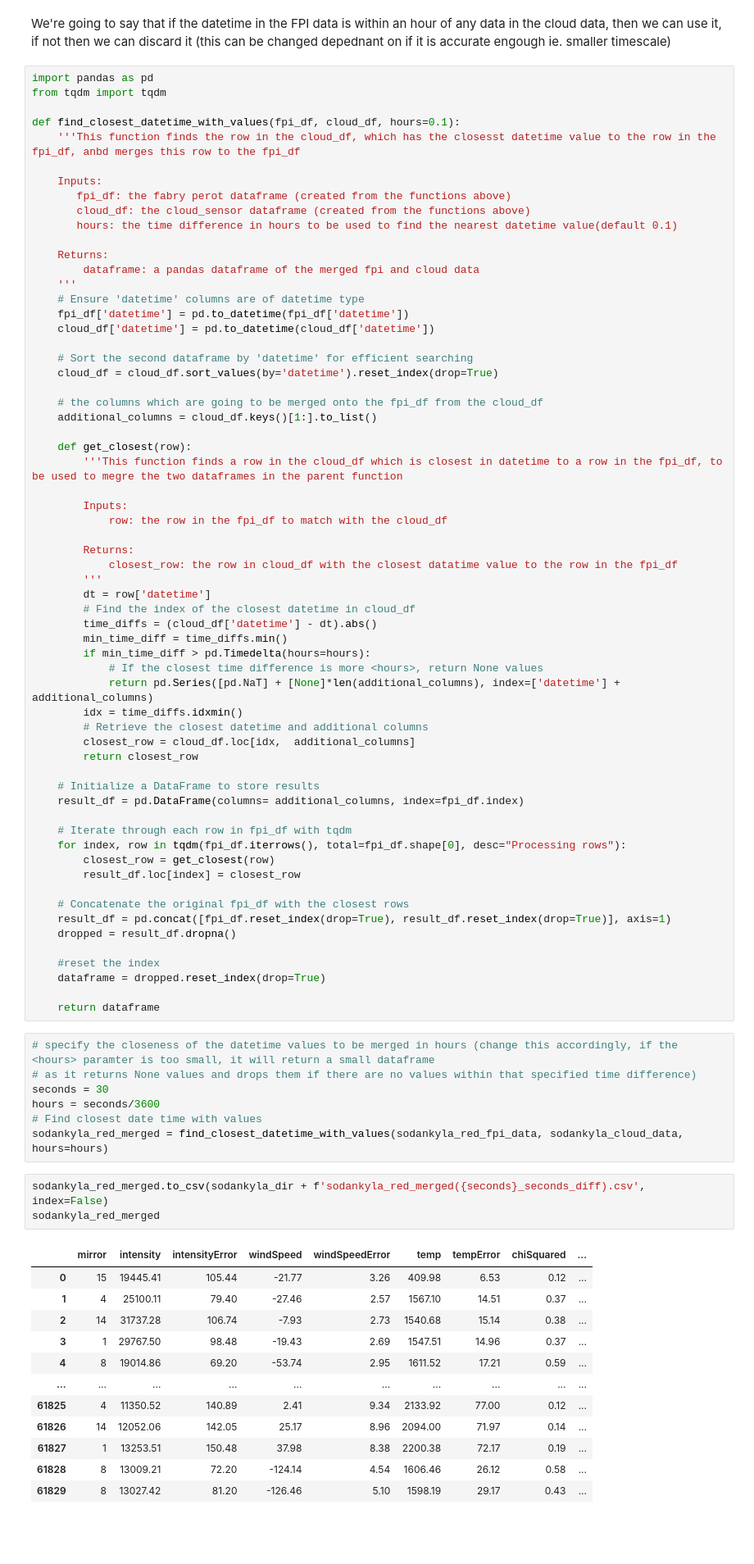
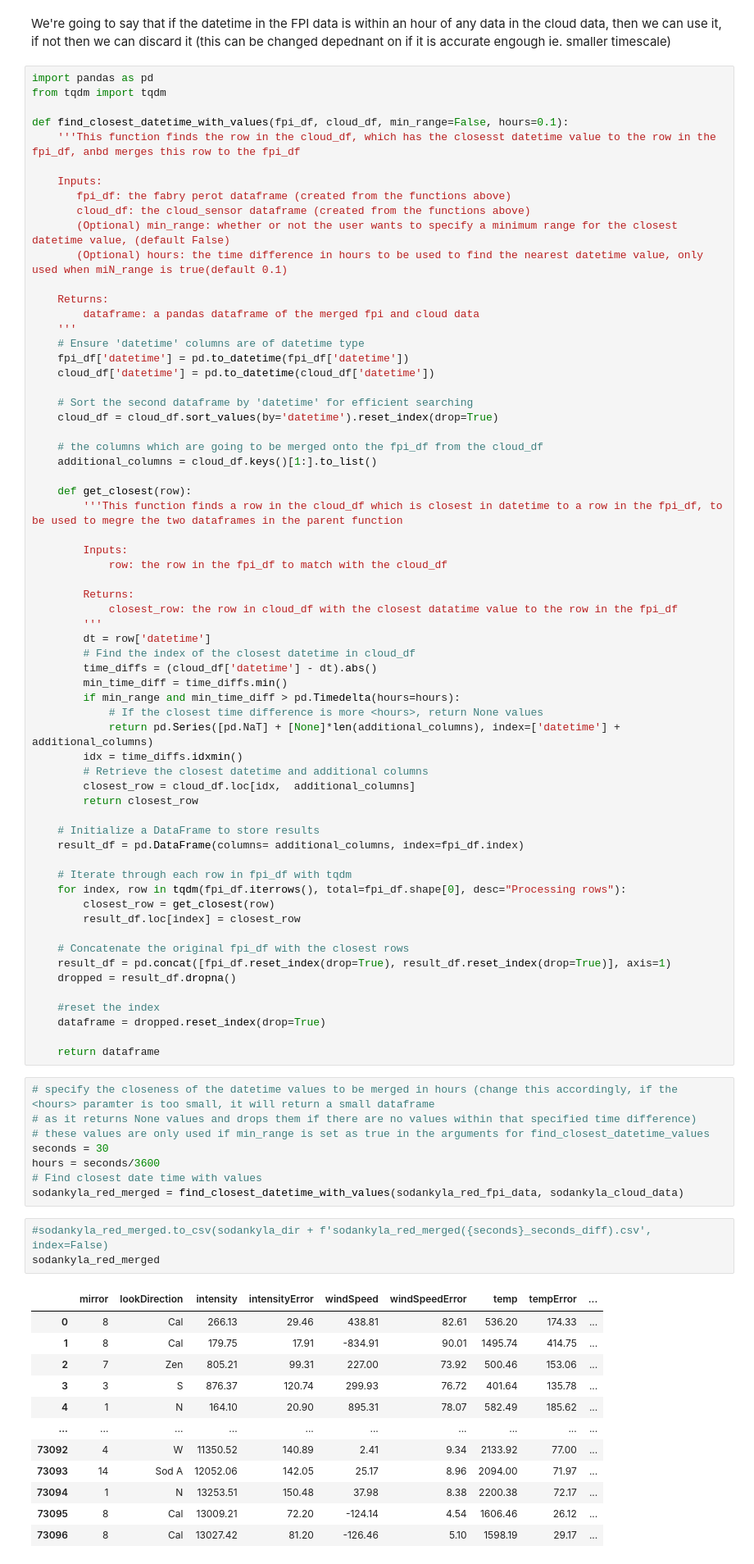
Before and after one commit to elliotdable/fp_ml_ucl, a Jupyter notebook: data_processing.ipynb, the cells around one changed output. Shown at 82% size. Cells and saved outputs as stored; diff of their text form; blank space fills up the shorter version.

Commit message:
added an optinal argument to find_closest_datetime, means that the user doesn't have toi specify a min time range so is now optional

```diff
--- a/data_processing.ipynb
+++ b/data_processing.ipynb
@@ -270,13 +275,14 @@ We're going to say that if the datetime in the FPI data is within an hour of any
 import pandas as pd
 from tqdm import tqdm
 
-def find_closest_datetime_with_values(fpi_df, cloud_df, hours=0.1):
+def find_closest_datetime_with_values(fpi_df, cloud_df, min_range=False, hours=0.1):
     '''This function finds the row in the cloud_df, which has the closesst datetime value to the row in the fpi_df, anbd merges this row to the fpi_df
 
     Inputs:
        fpi_df: the fabry perot dataframe (created from the functions above)
        cloud_df: the cloud_sensor dataframe (created from the functions above)
-       hours: the time difference in hours to be used to find the nearest datetime value(default 0.1)
+       (Optional) min_range: whether or not the user wants to specify a minimum range for the closest datetime value, (default False)
+       (Optional) hours: the time difference in hours to be used to find the nearest datetime value, only used when miN_range is true(default 0.1)
 
     Returns:
         dataframe: a pandas dataframe of the merged fpi and cloud data
@@ -304,7 +310,7 @@ def find_closest_datetime_with_values(fpi_df, cloud_df, hours=0.1):
         # Find the index of the closest datetime in cloud_df
         time_diffs = (cloud_df['datetime'] - dt).abs()
         min_time_diff = time_diffs.min()
-        if min_time_diff > pd.Timedelta(hours=hours):
+        if min_range and min_time_diff > pd.Timedelta(hours=hours):
             # If the closest time difference is more <hours>, return None values
             return pd.Series([pd.NaT] + [None]*len(additional_columns), index=['datetime'] + additional_columns)
         idx = time_diffs.idxmin()
@@ -331,23 +337,24 @@ def find_closest_datetime_with_values(fpi_df, cloud_df, hours=0.1):
 # %%
 # specify the closeness of the datetime values to be merged in hours (change this accordingly, if the <hours> paramter is too small, it will return a small dataframe
 # as it returns None values and drops them if there are no values within that specified time difference)
+# these values are only used if min_range is set as true in the arguments for find_closest_datetime_values
 seconds = 30
 hours = seconds/3600
 # Find closest date time with values
-sodankyla_red_merged = find_closest_datetime_with_values(sodankyla_red_fpi_data, sodankyla_cloud_data, hours=hours)
+sodankyla_red_merged = find_closest_datetime_with_values(sodankyla_red_fpi_data, sodankyla_cloud_data)
 # %%
-sodankyla_red_merged.to_csv(sodankyla_dir + f'sodankyla_red_merged({seconds}_seconds_diff).csv', index=False)
+#sodankyla_red_merged.to_csv(sodankyla_dir + f'sodankyla_red_merged({seconds}_seconds_diff).csv', index=False)
 sodankyla_red_merged
 # %% [output]
-|  | mirror | intensity | intensityError | windSpeed | windSpeedError | temp | tempError | chiSquared | ... |
-| 0 | 15 | 19445.41 | 105.44 | -21.77 | 3.26 | 409.98 | 6.53 | 0.12 | ... |
-| 1 | 4 | 25100.11 | 79.40 | -27.46 | 2.57 | 1567.10 | 14.51 | 0.37 | ... |
-| 2 | 14 | 31737.28 | 106.74 | -7.93 | 2.73 | 1540.68 | 15.14 | 0.38 | ... |
-| 3 | 1 | 29767.50 | 98.48 | -19.43 | 2.69 | 1547.51 | 14.96 | 0.37 | ... |
-| 4 | 8 | 19014.86 | 69.20 | -53.74 | 2.95 | 1611.52 | 17.21 | 0.59 | ... |
+|  | mirror | lookDirection | intensity | intensityError | windSpeed | windSpeedError | temp | tempError | ... |
+| 0 | 8 | Cal | 266.13 | 29.46 | 438.81 | 82.61 | 536.20 | 174.33 | ... |
+| 1 | 8 | Cal | 179.75 | 17.91 | -834.91 | 90.01 | 1495.74 | 414.75 | ... |
+| 2 | 7 | Zen | 805.21 | 99.31 | 227.00 | 73.92 | 500.46 | 153.06 | ... |
+| 3 | 3 | S | 876.37 | 120.74 | 299.93 | 76.72 | 401.64 | 135.78 | ... |
+| 4 | 1 | N | 164.10 | 20.90 | 895.31 | 78.07 | 582.49 | 185.62 | ... |
 | ... | ... | ... | ... | ... | ... | ... | ... | ... | ... |
-| 61825 | 4 | 11350.52 | 140.89 | 2.41 | 9.34 | 2133.92 | 77.00 | 0.12 | ... |
-| 61826 | 14 | 12052.06 | 142.05 | 25.17 | 8.96 | 2094.00 | 71.97 | 0.14 | ... |
-| 61827 | 1 | 13253.51 | 150.48 | 37.98 | 8.38 | 2200.38 | 72.17 | 0.19 | ... |
-| 61828 | 8 | 13009.21 | 72.20 | -124.14 | 4.54 | 1606.46 | 26.12 | 0.58 | ... |
-| 61829 | 8 | 13027.42 | 81.20 | -126.46 | 5.10 | 1598.19 | 29.17 | 0.43 | ... |
+| 73092 | 4 | W | 11350.52 | 140.89 | 2.41 | 9.34 | 2133.92 | 77.00 | ... |
+| 73093 | 14 | Sod A | 12052.06 | 142.05 | 25.17 | 8.96 | 2094.00 | 71.97 | ... |
+| 73094 | 1 | N | 13253.51 | 150.48 | 37.98 | 8.38 | 2200.38 | 72.17 | ... |
+| 73095 | 8 | Cal | 13009.21 | 72.20 | -124.14 | 4.54 | 1606.46 | 26.12 | ... |
+| 73096 | 8 | Cal | 13027.42 | 81.20 | -126.46 | 5.10 | 1598.19 | 29.17 | ... |
```
Also changed, not shown: parts of 2 cells of this notebook.
